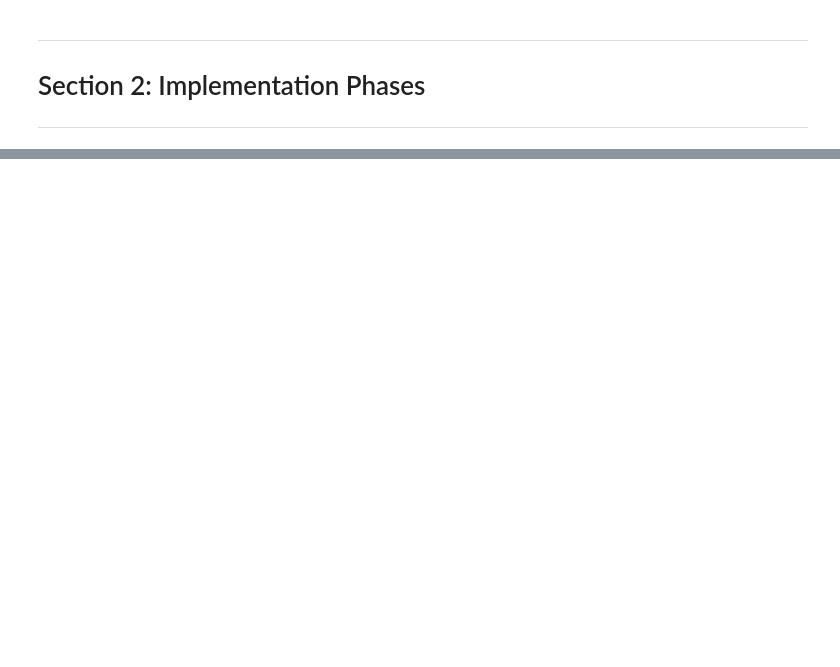
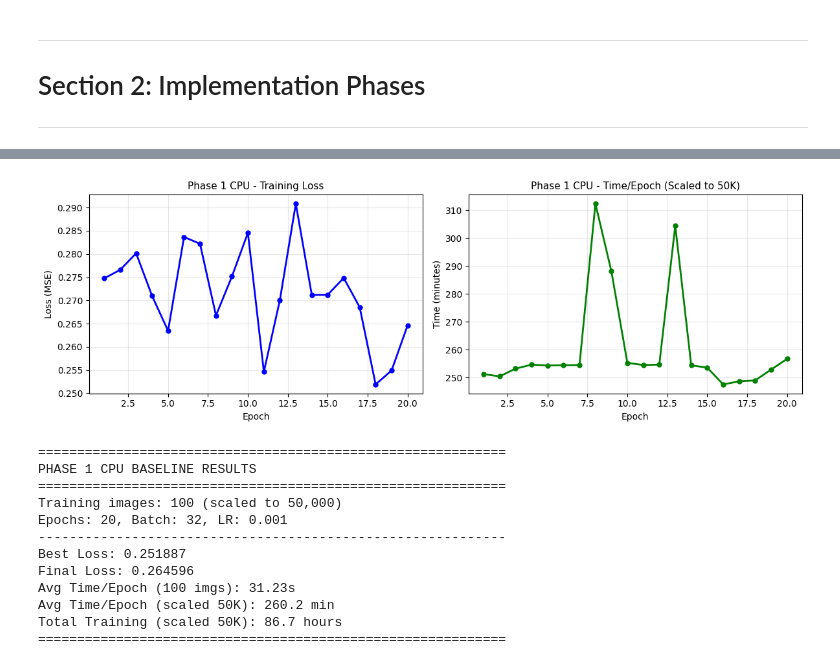
Before and after one commit to PrORain-HCMUS/Homogenous-AutoEncoder, a Jupyter notebook: notebooks/report.ipynb, the cells around one changed output, grey strips where cells are left out. Drawn from its saved outputs; the diff is of its cells as text; code cells hidden in the pictures; blank space fills up the shorter version.

Commit message:
normalize: update notebooks and results

```diff
--- a/notebooks/report.ipynb
+++ b/notebooks/report.ipynb
@@ -1212,0 +244,51 @@ print("All files downloaded!")
+# %%
+import pandas as pd
+import matplotlib.pyplot as plt
+
+# Load Phase 1 CPU data from CSV (100 images)
+df_cpu_full = pd.read_csv('results/phase-1/cpu_training.csv')
+# Filter epoch summary rows (where batch is NaN)
+df_cpu = df_cpu_full[df_cpu_full['batch'].isna()].reset_index(drop=True)
+df_cpu['loss'] = df_cpu['avg_loss']  # Use avg_loss as loss
+df_cpu['time_sec'] = df_cpu['epoch_time_sec']
+
+SCALE_FACTOR_CPU = 500  # 100 -> 50,000 images
+df_cpu['time_sec_scaled'] = df_cpu['time_sec'] * SCALE_FACTOR_CPU
+
+# Plot
+fig, axes = plt.subplots(1, 2, figsize=(12, 4))
+axes[0].plot(df_cpu['epoch'], df_cpu['loss'], 'b-o', linewidth=2, markersize=5)
+axes[0].set_title('Phase 1 CPU - Training Loss', fontsize=11)
+axes[0].set_xlabel('Epoch'); axes[0].set_ylabel('Loss (MSE)'); axes[0].grid(True, alpha=0.3)
+
+axes[1].plot(df_cpu['epoch'], df_cpu['time_sec_scaled'] / 60, 'g-o', linewidth=2, markersize=5)
+axes[1].set_title('Phase 1 CPU - Time/Epoch (Scaled to 50K)', fontsize=11)
+axes[1].set_xlabel('Epoch'); axes[1].set_ylabel('Time (minutes)'); axes[1].grid(True, alpha=0.3)
+plt.tight_layout(); plt.show()
+
+print("="*60)
+print("PHASE 1 CPU BASELINE RESULTS")
+print("="*60)
+print(f"Training images: 100 (scaled to 50,000)")
+print(f"Epochs: 20, Batch: 32, LR: 0.001")
+print("-"*60)
+print(f"Best Loss: {df_cpu['loss'].min():.6f}")
+print(f"Final Loss: {df_cpu['loss'].iloc[-1]:.6f}")
+print(f"Avg Time/Epoch (100 imgs): {df_cpu['time_sec'].mean():.2f}s")
+print(f"Avg Time/Epoch (scaled 50K): {df_cpu['time_sec_scaled'].mean()/60:.1f} min")
+print(f"Total Training (scaled 50K): {df_cpu['time_sec_scaled'].sum()/3600:.1f} hours")
+print("="*60)
+# %% [output]
+[figure, added]
+============================================================
+PHASE 1 CPU BASELINE RESULTS
+============================================================
+Training images: 100 (scaled to 50,000)
+Epochs: 20, Batch: 32, LR: 0.001
+------------------------------------------------------------
+Best Loss: 0.251887
+Final Loss: 0.264596
+Avg Time/Epoch (100 imgs): 31.23s
+Avg Time/Epoch (scaled 50K): 260.2 min
+Total Training (scaled 50K): 86.7 hours
+============================================================
```
Also changed, not shown: parts of 82 cells of this notebook, 5 other files.
